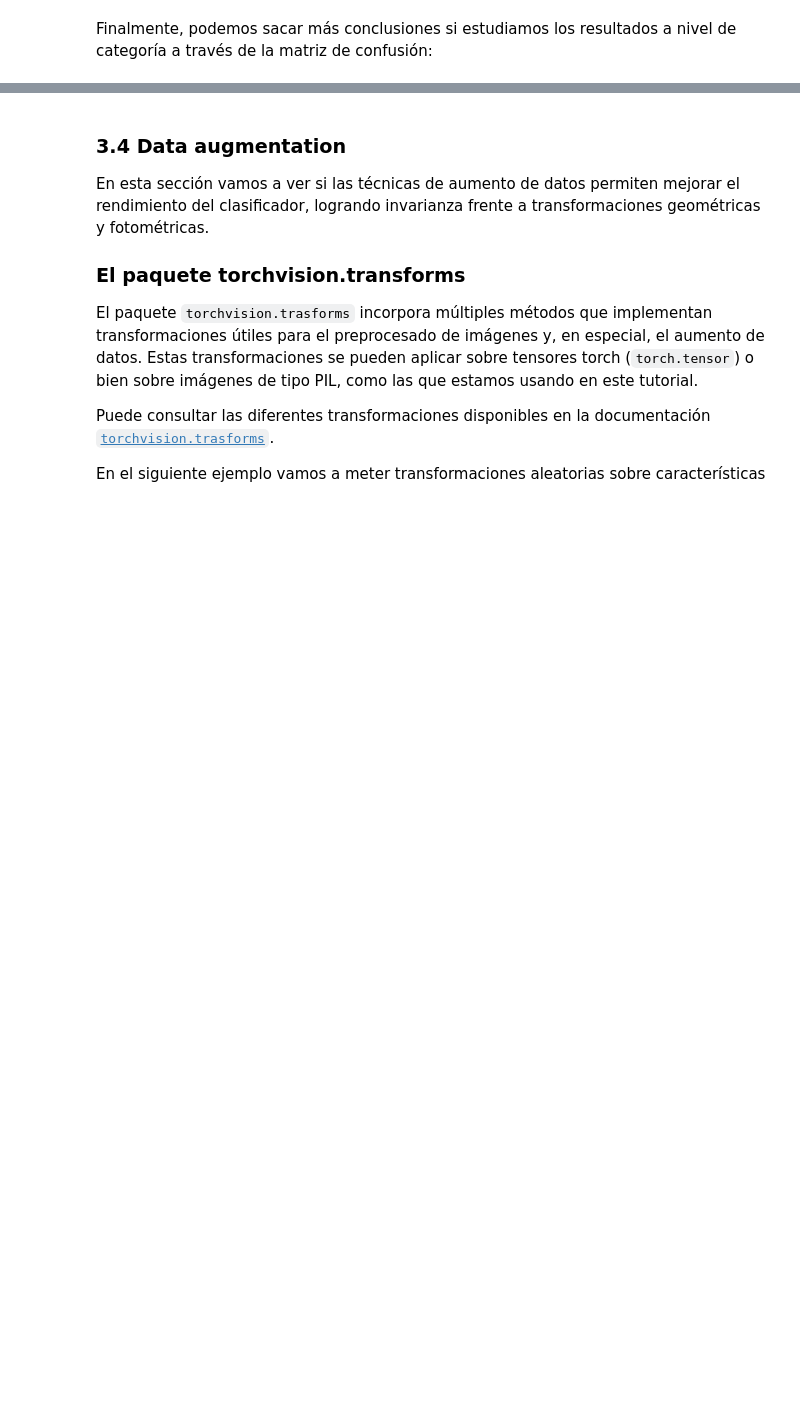
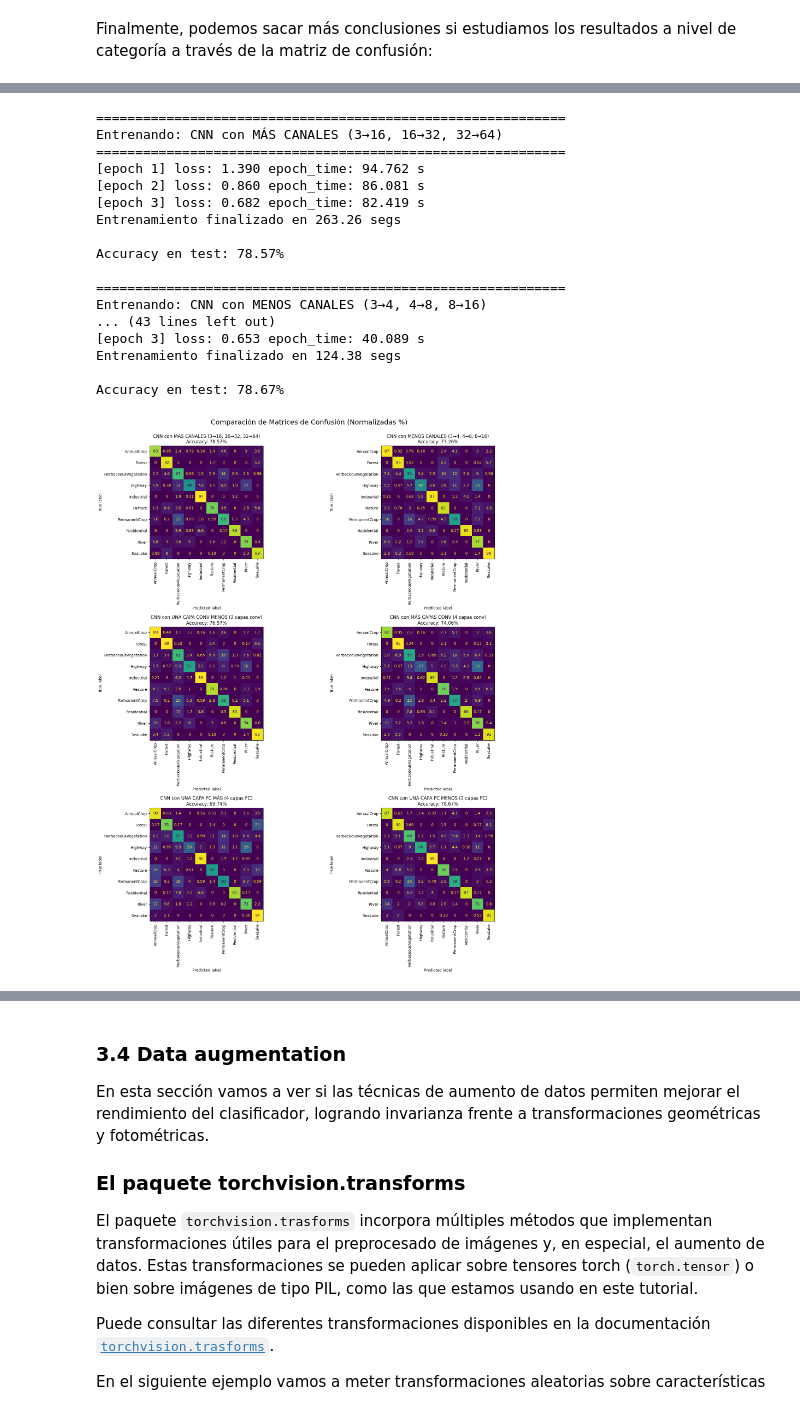
Before and after one commit to AMF064/APAI_2026, a Jupyter notebook: Practica_2/P2_Clasificacion_Imagenes_DNNs.ipynb, the cells around one changed output, grey strips where cells are left out. Cells and saved outputs as stored; diff of their text form; code cells hidden in the pictures; blank space fills up the shorter version.

```diff
--- a/Practica_2/P2_Clasificacion_Imagenes_DNNs.ipynb
+++ b/Practica_2/P2_Clasificacion_Imagenes_DNNs.ipynb
@@ -1046,0 +960,65 @@ plt.show()
+# %%
+import sklearn.metrics as skm
+import matplotlib.pyplot as plt
+import numpy as np
+import torch
+
+# Guardamos también los modelos entrenados
+trained_models = {}
+
+for net_class, name in architectures:
+    net_trained, acc = train_and_evaluate_architecture(net_class, name)
+    trained_models[name] = net_trained
+    results[name] = acc
+
+# Crear figura 3x2
+fig, axes = plt.subplots(3, 2, figsize=(18, 20))
+axes = axes.flatten()
+
+for idx, (name, model) in enumerate(trained_models.items()):
+
+    class_gt = []
+    class_pred = []
+
+    model.eval()
+    with torch.no_grad():
+        for data in testloader:
+            images = data[0].to(device)
+            labels = data[1].to(device)
+
+            outputs = model(images)
+            _, predicted = torch.max(outputs, 1)
+
+            class_gt.extend(labels.cpu().numpy())
+            class_pred.extend(predicted.cpu().numpy())
+
+    cm = skm.confusion_matrix(class_gt, class_pred)
+    ncm = cm / cm.sum(axis=1, keepdims=True)
+
+    disp = skm.ConfusionMatrixDisplay(100 * ncm, display_labels=classes)
+    disp.plot(ax=axes[idx], xticks_rotation='vertical', colorbar=False)
+
+    axes[idx].set_title(name + f"\nAccuracy: {results[name]:.2f}%")
+
+plt.tight_layout()
+plt.suptitle("Comparación de Matrices de Confusión (Normalizadas %)", fontsize=18, y=1.02)
+plt.show()
+# %% [output]
+============================================================
+Entrenando: CNN con MÁS CANALES (3→16, 16→32, 32→64)
+============================================================
+[epoch 1] loss: 1.390 epoch_time: 94.762 s
+[epoch 2] loss: 0.860 epoch_time: 86.081 s
+[epoch 3] loss: 0.682 epoch_time: 82.419 s
+Entrenamiento finalizado en 263.26 segs
+
+Accuracy en test: 78.57%
+
+============================================================
+Entrenando: CNN con MENOS CANALES (3→4, 4→8, 8→16)
+... (43 lines left out)
+[epoch 3] loss: 0.653 epoch_time: 40.089 s
+Entrenamiento finalizado en 124.38 segs
+
+Accuracy en test: 78.67%
+[figure, added]
```
Also changed, not shown: parts of 28 cells of this notebook, 2 other files.
